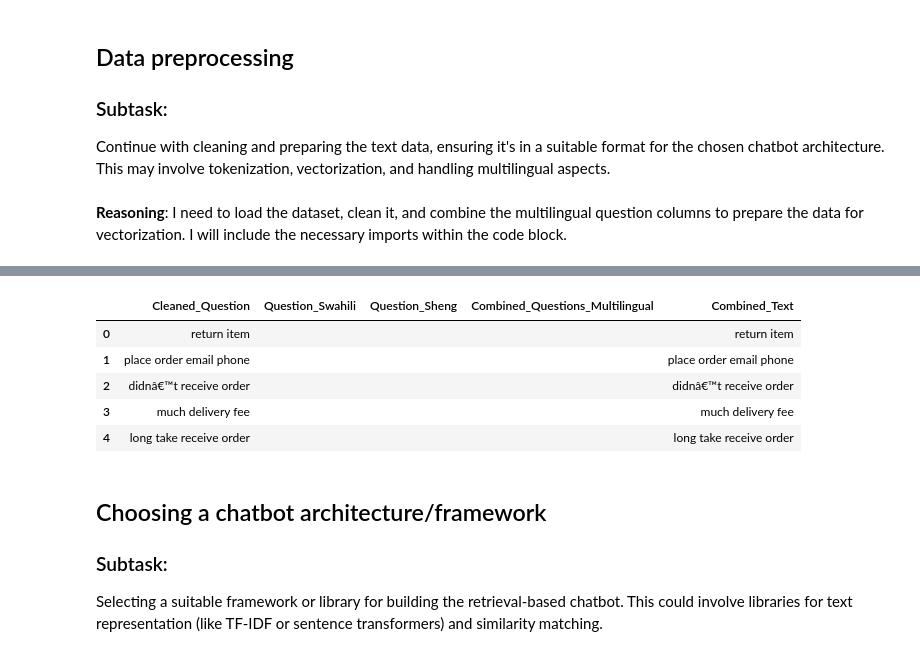
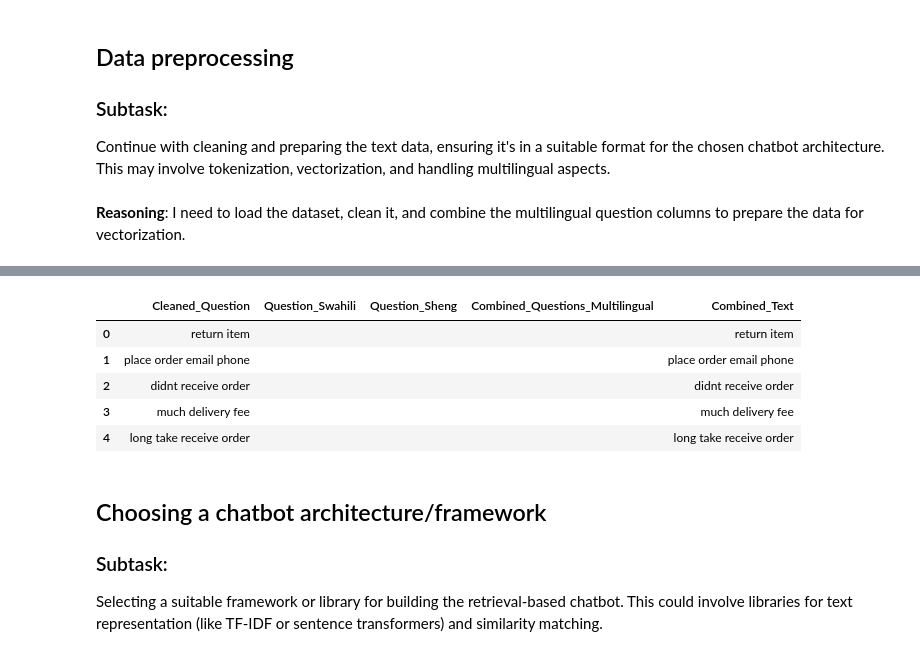
Before and after one commit to Lesala/AI_Project_Chatbot, a Jupyter notebook: Kings_Collection_Dashboard.ipynb, the cells around one changed output, grey strips where cells are left out. Drawn from its saved outputs; the diff is of its cells as text; code cells hidden in the pictures.

Commit message:
Modified the chatbot code

```diff
--- a/Kings_Collection_Dashboard.ipynb
+++ b/Kings_Collection_Dashboard.ipynb
@@ -37,7 +40,7 @@ Continue with cleaning and preparing the text data, ensuring it's in a suitable
 Load the cleaned data, combine the multilingual question columns, create a combined text column, and display the resulting DataFrame.
 # %%
 # Load the cleaned dataset without missing values
-df = pd.read_csv("/content/faqs_cleaned_multilingual_nomissing.csv")
+df = pd.read_csv("C://Users//Admin//OneDrive//Desktop//AI_Project//AI_Project_Chatbot//faqs_cleaned_multilingual_nomissing.csv")
 
 # Combine Swahili and Sheng question columns, handling potential missing values
 df['Combined_Questions_Multilingual'] = df['Question_Swahili'].fillna('') + ' ' + df['Question_Sheng'].fillna('')
@@ -61,18 +64,11 @@ display(df[['Cleaned_Question', 'Question_Swahili', 'Question_Sheng', 'Combined_
 Continue with cleaning and preparing the text data, ensuring it's in a suitable format for the chosen chatbot architecture. This may involve tokenization, vectorization, and handling multilingual aspects.
 # %% [markdown]
 **Reasoning**:
-I need to load the dataset, clean it, and combine the multilingual question columns to prepare the data for vectorization. I will include the necessary imports within the code block.
+I need to load the dataset, clean it, and combine the multilingual question columns to prepare the data for vectorization.
 # %%
-import pandas as pd
-import nltk
-import string
-from nltk.corpus import stopwords
-from nltk.tokenize import word_tokenize
-from nltk.stem import WordNetLemmatizer
-
 # Load the dataset
 try:
-    df = pd.read_csv("/content/Copy of faqs_data.csv")
+    df = pd.read_csv("C://Users//Admin//OneDrive//Desktop//AI_Project//AI_Project_Chatbot//Copy of faqs_data.csv")
 except FileNotFoundError:
     print("Error: The file '/content/Copy of faqs_data.csv' was not found.")
     # Use finish_task with status 'failure' if the file cannot be loaded
@@ -160,7 +151,7 @@ display(df_clean[['Cleaned_Question', 'Question_Swahili', 'Question_Sheng', 'Com
 |  | Cleaned_Question | Question_Swahili | Question_Sheng | Combined_Questions_Multilingual | Combined_Text |
 | 0 | return item |  |  |  | return item |
 | 1 | place order email phone |  |  |  | place order email phone |
-| 2 | didnâ€™t receive order |  |  |  | didnâ€™t receive order |
+| 2 | didnt receive order |  |  |  | didnt receive order |
 | 3 | much delivery fee |  |  |  | much delivery fee |
 | 4 | long take receive order |  |  |  | long take receive order |
 # %% [markdown]
```
Also changed, not shown: parts of 4 cells of this notebook.
